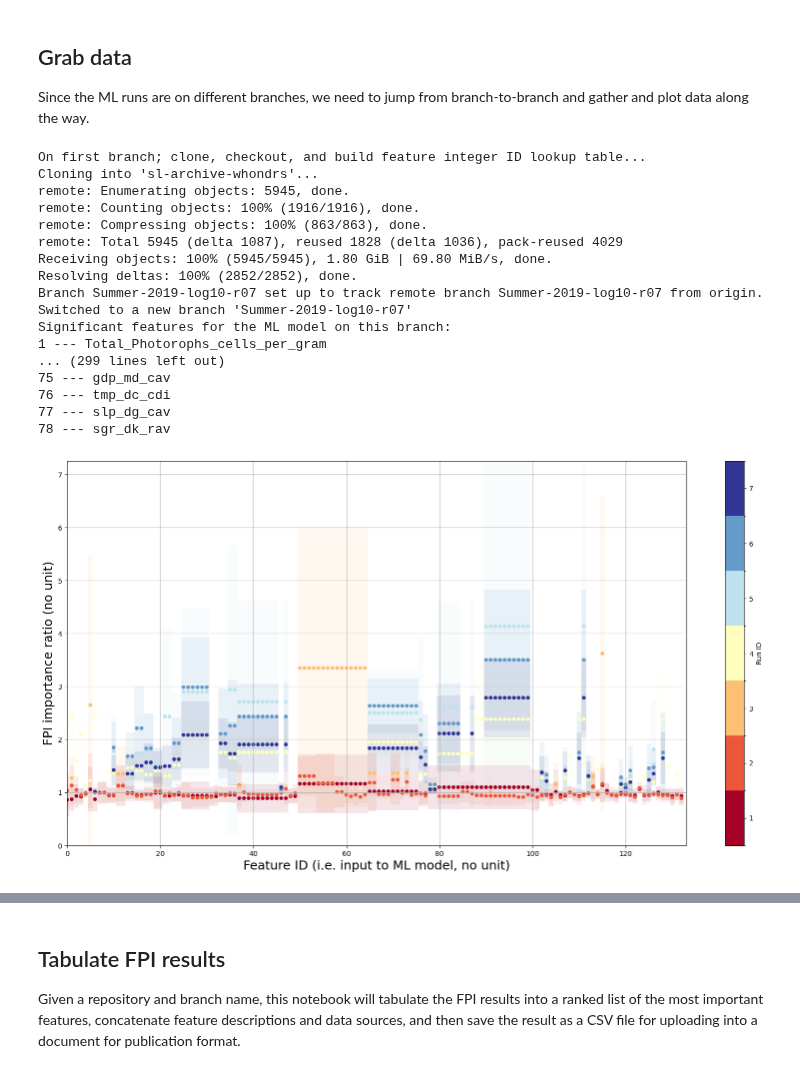
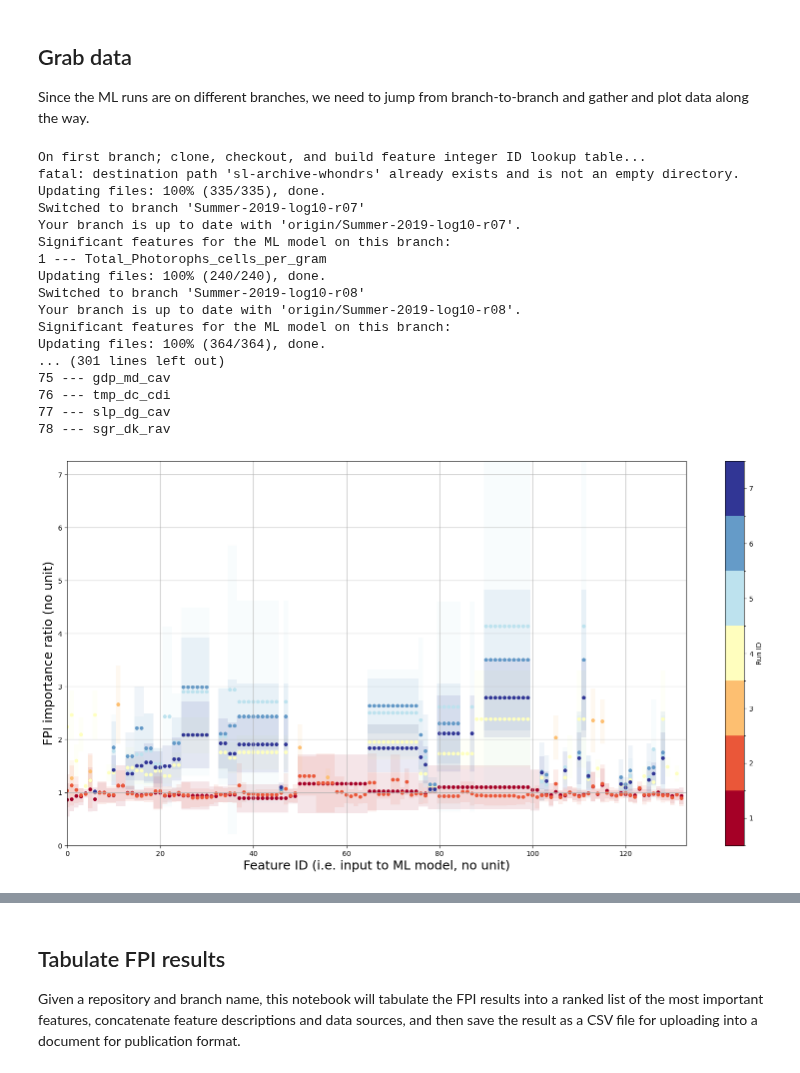
Before and after one commit to parallelworks/sl-archive-whondrs, a Jupyter notebook: examples/fig04-05-06-ML-results.ipynb, the cells around one changed output, grey strips where cells are left out. Saved outputs shown, nothing was run; the diff lists cells and outputs as text; code cells hidden in the pictures.

Commit message:
Regenerate Figs. 5,6  replacing Summer-2019-log10-r09 with -r10
As requested for manuscript revision

```diff
--- a/examples/fig04-05-06-ML-results.ipynb
+++ b/examples/fig04-05-06-ML-results.ipynb
@@ -84,6 +82,12 @@ Since the ML runs are on different branches, we need to jump from branch-to-bran
 #       and r08 -> 29 total features (of which two are 1hot -> the one hot
 #       "channels" count as extra features, so the "true" feature count is
 #       33 total, including the 1hot channels.
+# r10 - FPI cutoff = 0.7, using 8 top features using a combination of
+#       quantitative (FPI) and qualitative (science intuition) strategies
+#       for picking 8 features/inputs to the ML model. Very similar to
+#       r09, just a smaller number of features as requested for the
+#       manuscript revision. Takes the place of r09 one-to-one
+#       substitution.
 
 # Merged S19S-SSS data: S19S-SSS-log10-rXX branches
 # S19S-SSS-log10-r01 - merged S19S-SSS data with no FTICR, all 145 input vars, FPI cutoff = 0.7
@@ -104,7 +108,7 @@ Since the ML runs are on different branches, we need to jump from branch-to-bran
 list_branches = [
     'Summer-2019-log10-r07',
     'Summer-2019-log10-r08',
-    'Summer-2019-log10-r09',
+    'Summer-2019-log10-r10',
     'S19S-SSS-log10-r02',
     'S19S-SSS-log10-extrap-r01',
     'S19S-SSS-log10-extrap-r03',
@@ -327,44 +331,44 @@ for ll,branch in enumerate(list_branches):
         # Subsequent branches, get a temporary data frame and append
     #    tmp_df = pd.DataFrame(
     #        ml_output_all_df['Normalized_Respiration_Rate_mg_DO_per_H_per_L_sediment'],
     #        columns=[branch])
     #    predict_all_hist.append([predict_all_hist,tmp_df],ignore_index=True)
 
 # Done with looping over branches
 
 # Scatter color plot the means
 # Note that I need to scale the color data manually so it matches
 # the colormap I set above.
 ax.scatter(scatter_id,scatter_mean,s=scatter_size,c=cmap((np.array(scatter_color, dtype='float32') - 1)/(len(list_branches) - 1)))
 
 ax.grid()
 
 plt.xlim(0,len(feature_id_name_dict))
 plt.ylim(0,fpi_max)
 
 plt.xlabel('Feature ID (i.e. input to ML model, no unit)', fontsize=18)
 plt.ylabel('FPI importance ratio (no unit)', fontsize=18)
 
 plt.savefig('fig06-FPI-summary.pdf')
 # %% [output]
 On first branch; clone, checkout, and build feature integer ID lookup table...
-Cloning into 'sl-archive-whondrs'...
-remote: Enumerating objects: 5945, done.
-remote: Counting objects: 100% (1916/1916), done.
-remote: Compressing objects: 100% (863/863), done.
-remote: Total 5945 (delta 1087), reused 1828 (delta 1036), pack-reused 4029
-Receiving objects: 100% (5945/5945), 1.80 GiB | 69.80 MiB/s, done.
-Resolving deltas: 100% (2852/2852), done.
-Branch Summer-2019-log10-r07 set up to track remote branch Summer-2019-log10-r07 from origin.
-Switched to a new branch 'Summer-2019-log10-r07'
+fatal: destination path 'sl-archive-whondrs' already exists and is not an empty directory.
+Updating files: 100% (335/335), done.
+Switched to branch 'Summer-2019-log10-r07'
+Your branch is up to date with 'origin/Summer-2019-log10-r07'.
 Significant features for the ML model on this branch:
 1 --- Total_Photorophs_cells_per_gram
-... (299 lines left out)
+Updating files: 100% (240/240), done.
+Switched to branch 'Summer-2019-log10-r08'
+Your branch is up to date with 'origin/Summer-2019-log10-r08'.
+Significant features for the ML model on this branch:
+Updating files: 100% (364/364), done.
+... (301 lines left out)
 75 --- gdp_md_cav
 76 --- tmp_dc_cdi
 77 --- slp_dg_cav
 78 --- sgr_dk_rav
-[figure, old version]
+[figure, new version]
 # %%
 # Set up side-by-side plot
 fig, (ax0, ax1)  = plt.subplots(2,1,figsize=(20,10))
```
Also changed, not shown: parts of 4 cells of this notebook, 3 other files.
